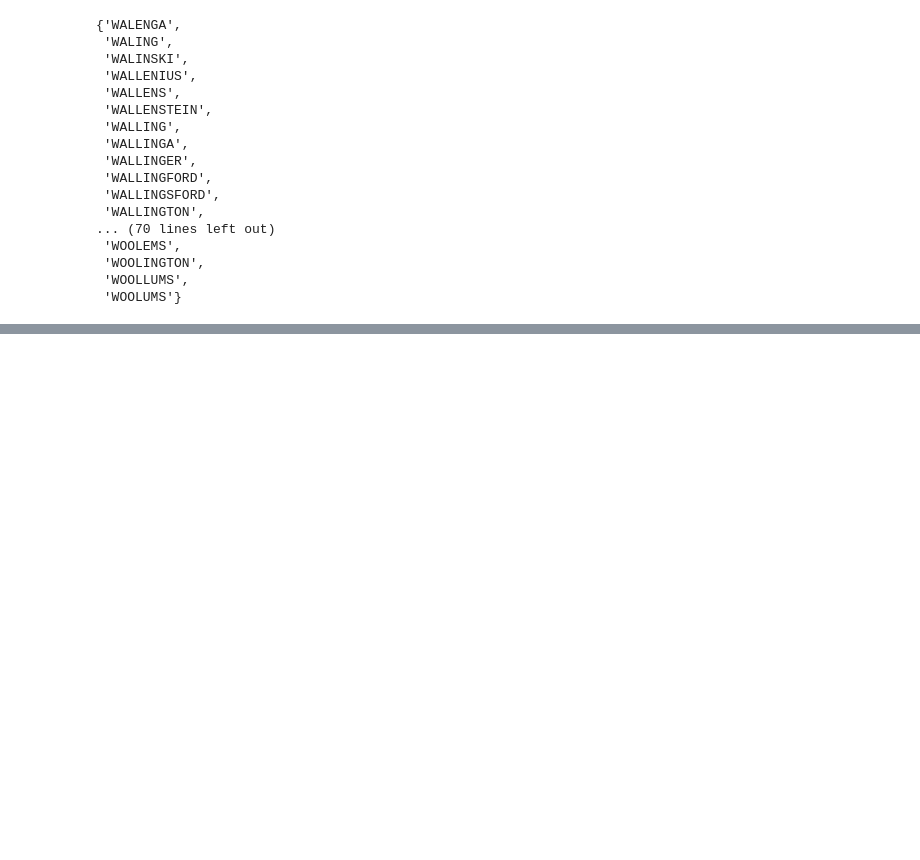
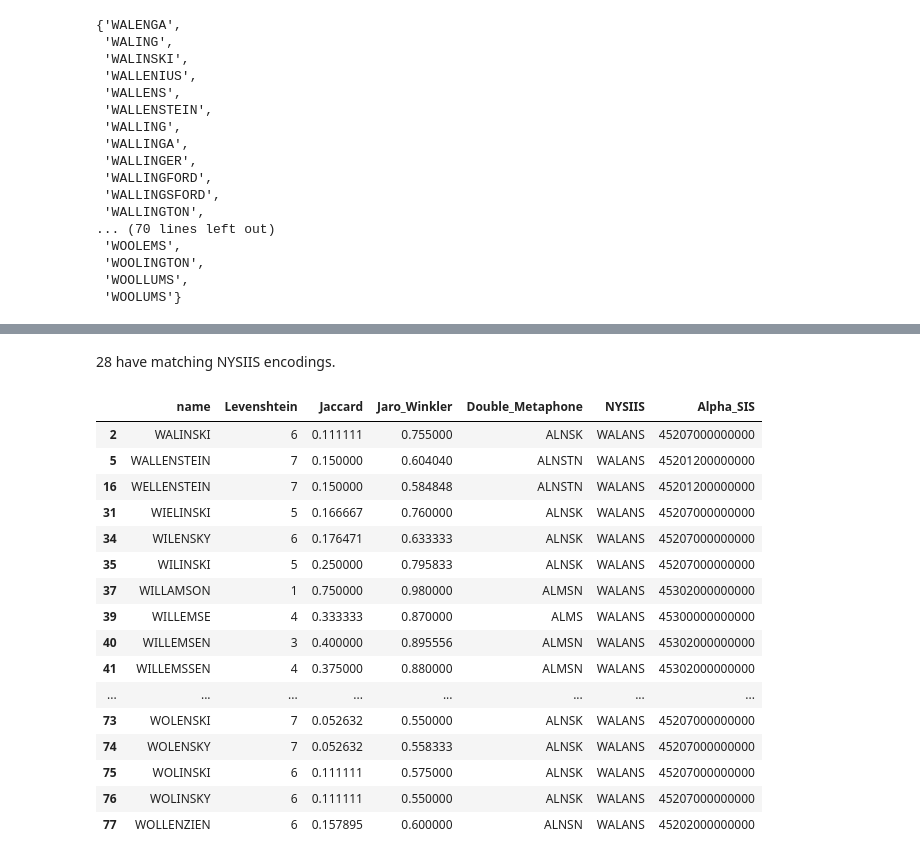
Before and after one commit to chrislit/abydos, a Jupyter notebook: binder/Basic Examples.ipynb, the cells around one changed output, grey strips where cells are left out. Saved outputs shown, nothing was run; the diff lists cells and outputs as text; code cells hidden in the pictures; blank space fills up the shorter version.

```diff
--- a/binder/Basic Examples.ipynb
+++ b/binder/Basic Examples.ipynb
@@ -67,0 +138,22 @@ pd.DataFrame.from_dict({collision: levenshtein('WILLIAMSON', collision) for
+# %% [markdown]
+28 have matching NYSIIS encodings.
+# %%
+df[df.NYSIIS == 'WALANS']
+# %% [output]
+|  | name | Levenshtein | Jaccard | Jaro_Winkler | Double_Metaphone | NYSIIS | Alpha_SIS |
+| 2 | WALINSKI | 6 | 0.111111 | 0.755000 | ALNSK | WALANS | 45207000000000 |
+| 5 | WALLENSTEIN | 7 | 0.150000 | 0.604040 | ALNSTN | WALANS | 45201200000000 |
+| 16 | WELLENSTEIN | 7 | 0.150000 | 0.584848 | ALNSTN | WALANS | 45201200000000 |
+| 31 | WIELINSKI | 5 | 0.166667 | 0.760000 | ALNSK | WALANS | 45207000000000 |
+| 34 | WILENSKY | 6 | 0.176471 | 0.633333 | ALNSK | WALANS | 45207000000000 |
+| 35 | WILINSKI | 5 | 0.250000 | 0.795833 | ALNSK | WALANS | 45207000000000 |
+| 37 | WILLAMSON | 1 | 0.750000 | 0.980000 | ALMSN | WALANS | 45302000000000 |
+| 39 | WILLEMSE | 4 | 0.333333 | 0.870000 | ALMS | WALANS | 45300000000000 |
+| 40 | WILLEMSEN | 3 | 0.400000 | 0.895556 | ALMSN | WALANS | 45302000000000 |
+| 41 | WILLEMSSEN | 4 | 0.375000 | 0.880000 | ALMSN | WALANS | 45302000000000 |
+| ... | ... | ... | ... | ... | ... | ... | ... |
+| 73 | WOLENSKI | 7 | 0.052632 | 0.550000 | ALNSK | WALANS | 45207000000000 |
+| 74 | WOLENSKY | 7 | 0.052632 | 0.558333 | ALNSK | WALANS | 45207000000000 |
+| 75 | WOLINSKI | 6 | 0.111111 | 0.575000 | ALNSK | WALANS | 45207000000000 |
+| 76 | WOLINSKY | 6 | 0.111111 | 0.550000 | ALNSK | WALANS | 45207000000000 |
+| 77 | WOLLENZIEN | 6 | 0.157895 | 0.600000 | ALNSN | WALANS | 45202000000000 |
```
Also changed, not shown: parts of 20 cells of this notebook.
